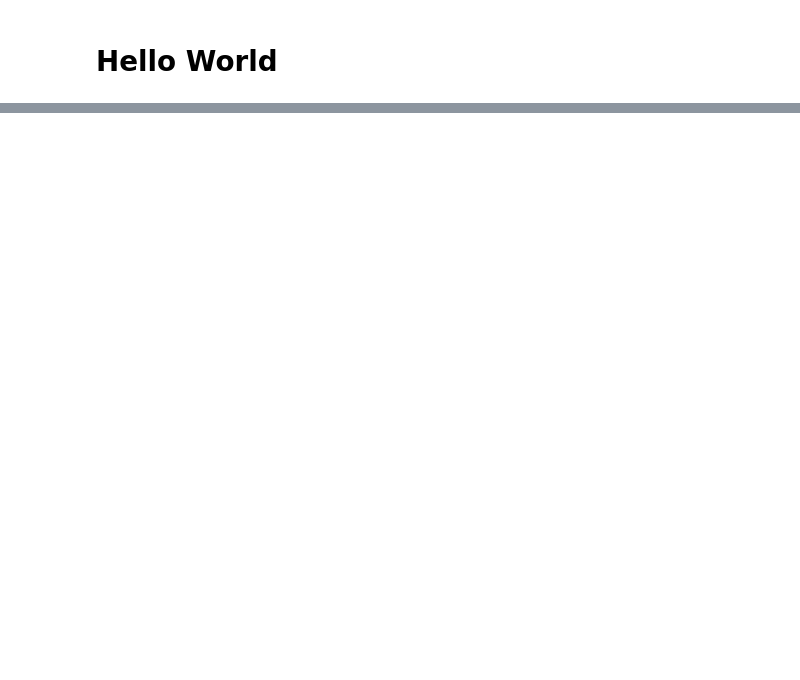
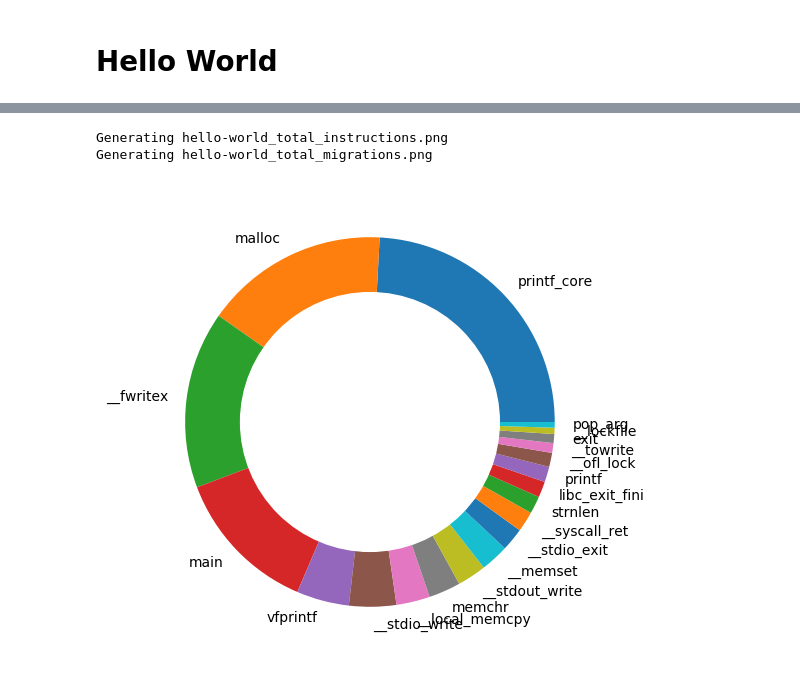
Before and after one commit to gt-crnch-rg/lucata-pathfinder-tutorial, a Jupyter notebook: code/01-hello-world/hello-world.ipynb, the cells around one changed output, grey strips where cells are left out. Saved outputs shown, nothing was run; the diff lists cells and outputs as text; code cells hidden in the pictures; blank space fills up the shorter version.

```diff
--- a/code/01-hello-world/hello-world.ipynb
+++ b/code/01-hello-world/hello-world.ipynb
@@ -139 +188,12 @@ display(Image(filename="hello-world_NLET_REGSETS_USED.png"))
+# %%
+%%bash
+. /tools/emu/tutorial-env.sh
+make_uis_plots.py hello-world.uis
+# %% [output]
+Generating hello-world_total_instructions.png
+Generating hello-world_total_migrations.png
+# %%
+display(Image(filename="hello-world_total_instructions.png"))
+# %% [output]
+[figure, added]
 # %% [markdown]
```
Also changed, not shown: parts of 28 cells of this notebook, 3 other files.
